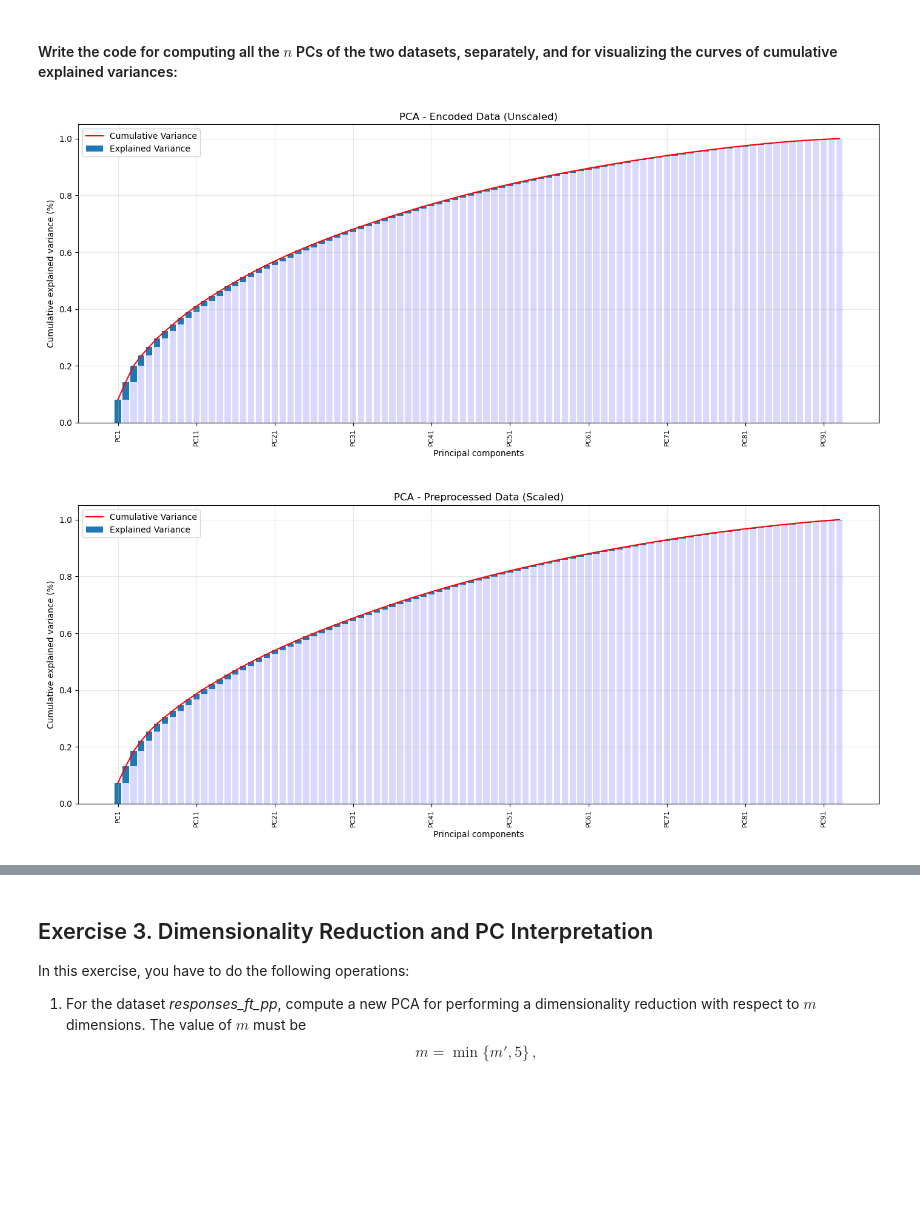
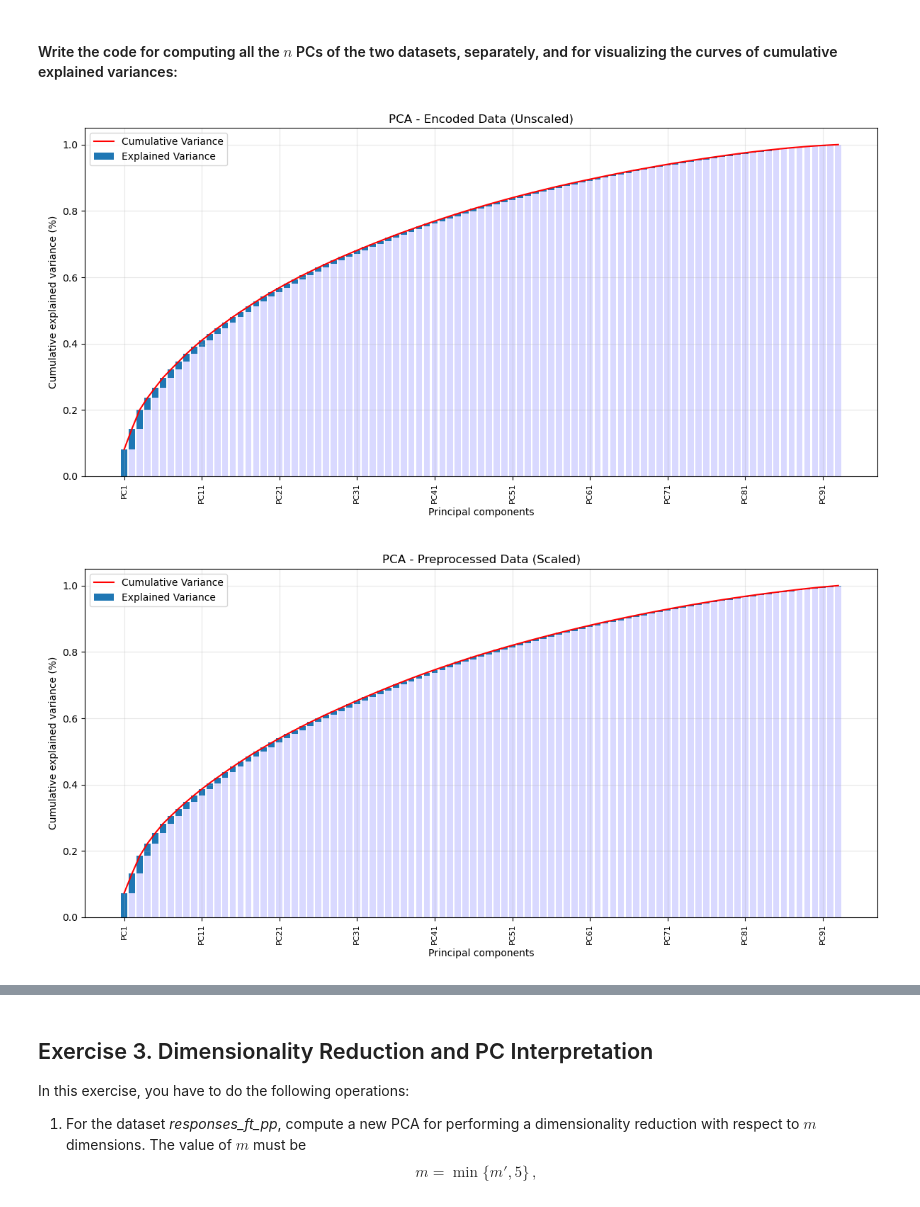
Before and after one commit to giorgiozoccatelli/ComputationalLinearAlgebra, a Jupyter notebook: PCA/HWpca2526_Rossi_Zoccatelli.ipynb, the cells around one changed output, grey strips where cells are left out. Drawn from its saved outputs; the diff is of its cells as text; code cells hidden in the pictures; blank space fills up the shorter version.

```diff
--- a/PCA/HWpca2526_Rossi_Zoccatelli.ipynb
+++ b/PCA/HWpca2526_Rossi_Zoccatelli.ipynb
@@ -408,38 +421,38 @@ pca_pp.fit(responses_ft_pp)
 
 def plot_pca_cumulative(pca, title):
     n_features = pca.n_features_in_
-    plt.figure(figsize=(14, 6))
+    plt.figure(figsize=(12, 6))
 
     plt.bar(np.arange(n_features),
             pca.explained_variance_ratio_,
             bottom=np.insert(np.cumsum(pca.explained_variance_ratio_), 0, 0)[:-1],
             label='Explained Variance')
 
     plt.bar(np.arange(n_features),
             np.insert(np.cumsum(pca.explained_variance_ratio_), 0, 0)[:-1],
             color='b', alpha=0.15)
 
     plt.plot(np.cumsum(pca.explained_variance_ratio_), 'r', label='Cumulative Variance')
 
     plt.title(title)
     step = 10
     ticks_loc = np.arange(0, n_features, step)
     ticks_lab = [f'PC{i+1}' for i in range(0, n_features, step)]
     plt.xticks(ticks=ticks_loc, labels=ticks_lab, rotation=90, fontsize=8)
 
     plt.xlabel('Principal components')
     plt.ylabel('Cumulative explained variance (%)')
     plt.grid(alpha=0.3)
     plt.legend()
     plt.tight_layout()
     plt.show()
 
 
 plot_pca_cumulative(pca_enc, 'PCA - Encoded Data (Unscaled)')
 plot_pca_cumulative(pca_pp, 'PCA - Preprocessed Data (Scaled)')
 # %% [output]
-[figure, old version]
+[figure, new version]
-[figure, old version]
+[figure, new version]
 # %% [markdown]
 #### Comment the results obtained for the cumulative explained variances, knowing the vaues in the datasets and the fetures' variances (max 150 words):
 
```
Also changed, not shown: parts of 7 cells of this notebook.
